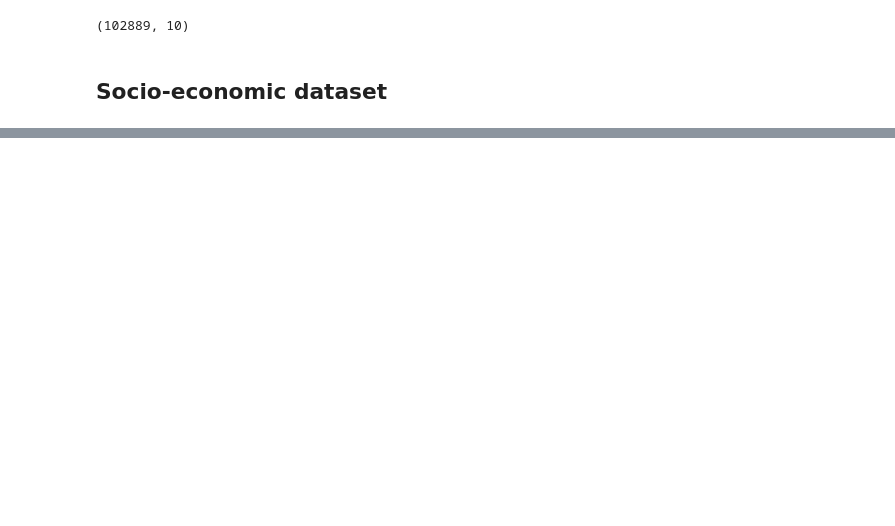
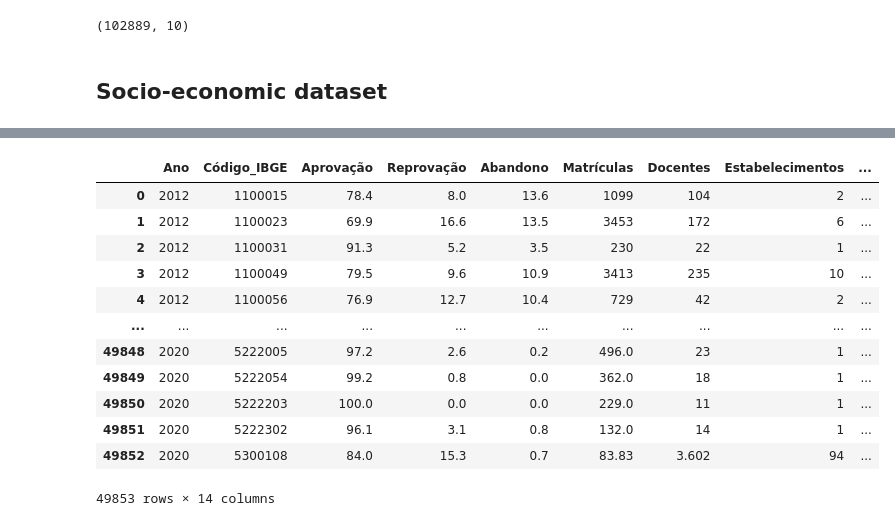
Before and after one commit to anandxrfeu/schooling_resource_predicter_data, a Jupyter notebook: notebooks/Data prep for ML (Anand).ipynb, the cells around one changed output, grey strips where cells are left out. Cells and saved outputs as stored; diff of their text form; code cells hidden in the pictures; blank space fills up the shorter version.

```diff
--- a/notebooks/Data prep for ML (Anand).ipynb
+++ b/notebooks/Data prep for ML (Anand).ipynb
@@ -24,0 +167,17 @@ education.shape
+# %%
+education_urban_socio_econ_df = pd.merge(education_urban, socio_economic_data, on=['Código_IBGE', 'Ano'], how='inner')
+education_urban_socio_econ_df
+# %% [output]
+|  | Ano | Código_IBGE | Aprovação | Reprovação | Abandono | Matrículas | Docentes | Estabelecimentos | ... |
+| 0 | 2012 | 1100015 | 78.4 | 8.0 | 13.6 | 1099 | 104 | 2 | ... |
+| 1 | 2012 | 1100023 | 69.9 | 16.6 | 13.5 | 3453 | 172 | 6 | ... |
+| 2 | 2012 | 1100031 | 91.3 | 5.2 | 3.5 | 230 | 22 | 1 | ... |
+| 3 | 2012 | 1100049 | 79.5 | 9.6 | 10.9 | 3413 | 235 | 10 | ... |
+| 4 | 2012 | 1100056 | 76.9 | 12.7 | 10.4 | 729 | 42 | 2 | ... |
+| ... | ... | ... | ... | ... | ... | ... | ... | ... | ... |
+| 49848 | 2020 | 5222005 | 97.2 | 2.6 | 0.2 | 496.0 | 23 | 1 | ... |
+| 49849 | 2020 | 5222054 | 99.2 | 0.8 | 0.0 | 362.0 | 18 | 1 | ... |
+| 49850 | 2020 | 5222203 | 100.0 | 0.0 | 0.0 | 229.0 | 11 | 1 | ... |
+| 49851 | 2020 | 5222302 | 96.1 | 3.1 | 0.8 | 132.0 | 14 | 1 | ... |
+| 49852 | 2020 | 5300108 | 84.0 | 15.3 | 0.7 | 83.83 | 3.602 | 94 | ... |
+49853 rows × 14 columns
```
Also changed, not shown: parts of 56 cells of this notebook, 4 other files.
